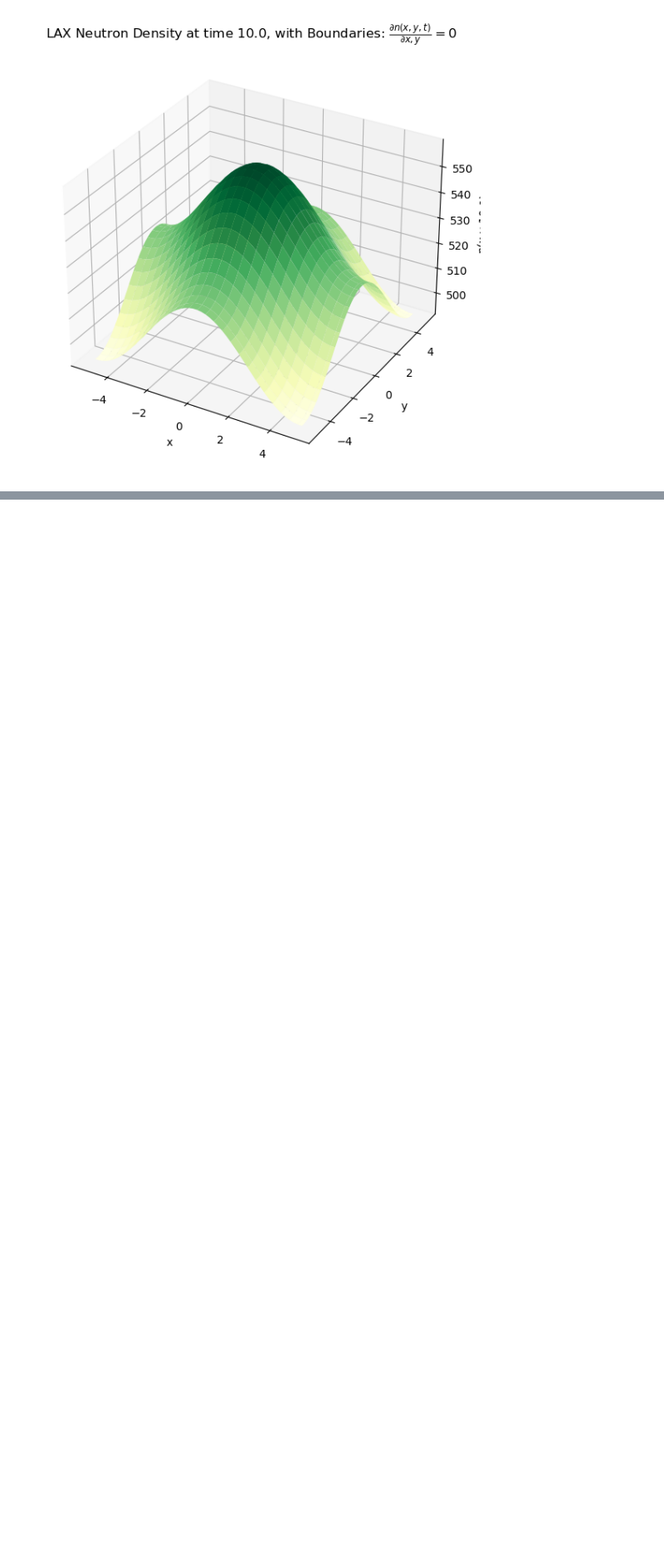
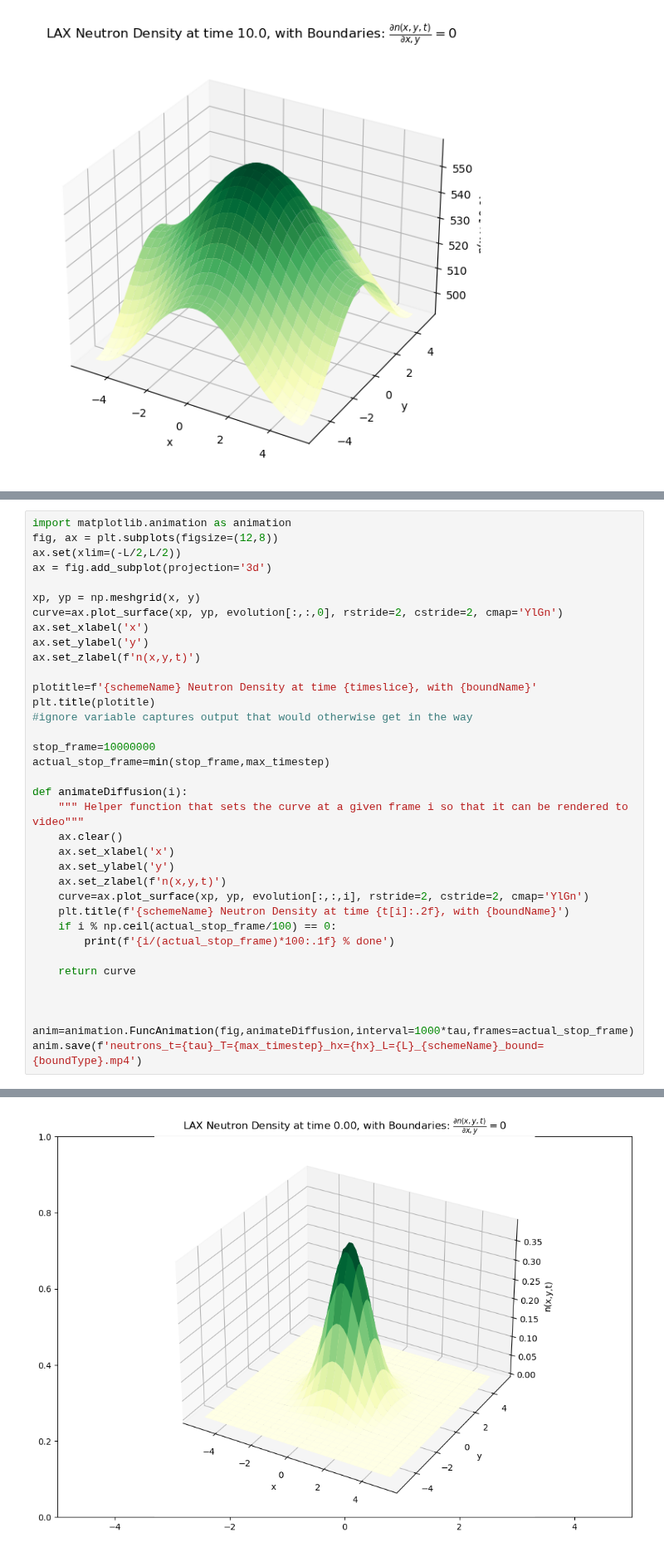
Before and after one commit to LordofDorknes/ProfHurst_PHYS240_Sp23, a Jupyter notebook: Newby/Project/Newby_Robin_Neutron_Diffusion.ipynb, the cells around one changed output, grey strips where cells are left out. Shown at 83% size. Cells and saved outputs as stored; diff of their text form; blank space fills up the shorter version.

```diff
--- a/Newby/Project/Newby_Robin_Neutron_Diffusion.ipynb
+++ b/Newby/Project/Newby_Robin_Neutron_Diffusion.ipynb
@@ -164,0 +165,37 @@ ignore=ax.set_title(plotitle)
+# %%
+import matplotlib.animation as animation
+fig, ax = plt.subplots(figsize=(12,8))
+ax.set(xlim=(-L/2,L/2))
+ax = fig.add_subplot(projection='3d')
+
+xp, yp = np.meshgrid(x, y)
+curve=ax.plot_surface(xp, yp, evolution[:,:,0], rstride=2, cstride=2, cmap='YlGn')
+ax.set_xlabel('x')
+ax.set_ylabel('y')
+ax.set_zlabel(f'n(x,y,t)')
+
+plotitle=f'{schemeName} Neutron Density at time {timeslice}, with {boundName}'
+plt.title(plotitle)
+#ignore variable captures output that would otherwise get in the way
+
+stop_frame=10000000
+actual_stop_frame=min(stop_frame,max_timestep)
+
+def animateDiffusion(i):
+    """ Helper function that sets the curve at a given frame i so that it can be rendered to video"""
+    ax.clear()
+    ax.set_xlabel('x')
+    ax.set_ylabel('y')
+    ax.set_zlabel(f'n(x,y,t)')
+    curve=ax.plot_surface(xp, yp, evolution[:,:,i], rstride=2, cstride=2, cmap='YlGn')
+    plt.title(f'{schemeName} Neutron Density at time {t[i]:.2f}, with {boundName}')
+    if i % np.ceil(actual_stop_frame/100) == 0:
+        print(f'{i/(actual_stop_frame)*100:.1f} % done')
+
+    return curve
+
+
+
+anim=animation.FuncAnimation(fig,animateDiffusion,interval=1000*tau,frames=actual_stop_frame)
+anim.save(f'neutrons_t={tau}_T={max_timestep}_hx={hx}_L={L}_{schemeName}_bound={boundType}.mp4')
+# %% [output]
@@ -164,0 +219 @@ ignore=ax.set_title(plotitle)
+[figure, added]
```
Also changed, not shown: parts of 4 cells of this notebook.
